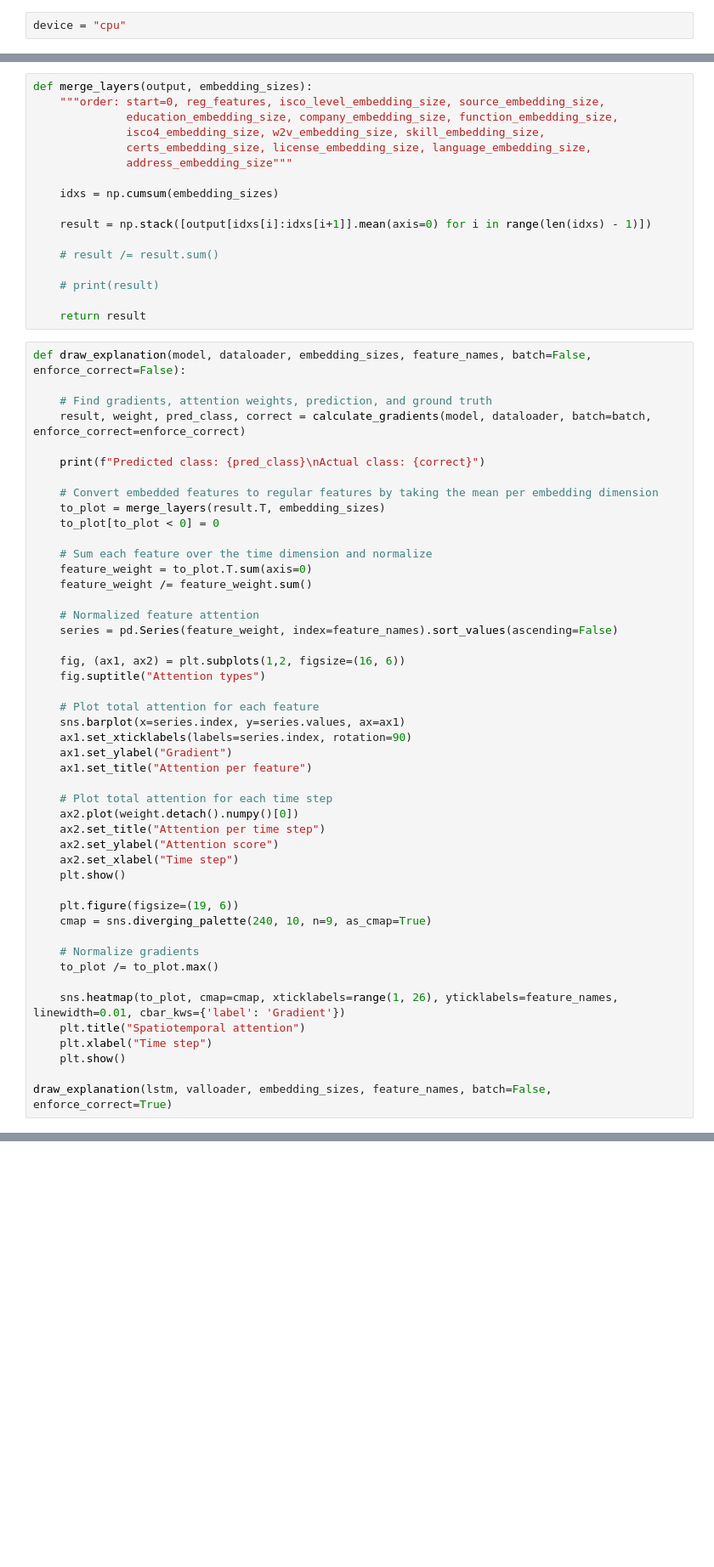
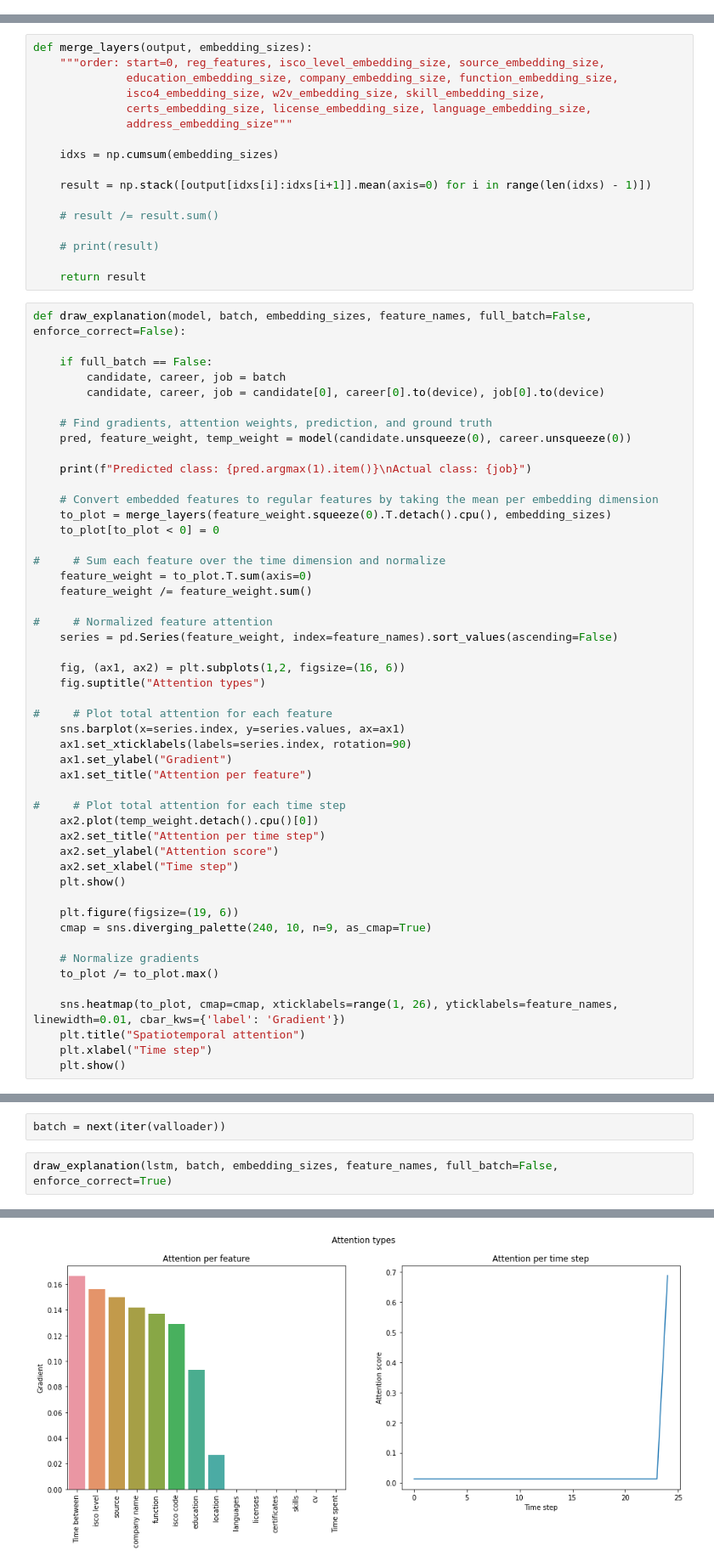
Before and after one commit to maxdata/MSc_thesis, a Jupyter notebook: Explainable/Explainable_LSTM_self.ipynb, the cells around one changed output, grey strips where cells are left out. Shown at 85% size. Saved outputs shown, nothing was run; the diff lists cells and outputs as text; blank space fills up the shorter version.

```diff
--- a/Explainable/Explainable_LSTM_self.ipynb
+++ b/Explainable/Explainable_LSTM_self.ipynb
@@ -945,2 +878,0 @@ class Guided_backprop():
-# %%
-device = "cpu"
@@ -1006,35 +917,39 @@ def merge_layers(output, embedding_sizes):
 
     return result
 # %%
-def draw_explanation(model, dataloader, embedding_sizes, feature_names, batch=False, enforce_correct=False):
+def draw_explanation(model, batch, embedding_sizes, feature_names, full_batch=False, enforce_correct=False):
+
+    if full_batch == False:
+        candidate, career, job = batch
+        candidate, career, job = candidate[0], career[0].to(device), job[0].to(device)
 
     # Find gradients, attention weights, prediction, and ground truth
-    result, weight, pred_class, correct = calculate_gradients(model, dataloader, batch=batch, enforce_correct=enforce_correct)
+    pred, feature_weight, temp_weight = model(candidate.unsqueeze(0), career.unsqueeze(0))
 
-    print(f"Predicted class: {pred_class}\nActual class: {correct}")
+    print(f"Predicted class: {pred.argmax(1).item()}\nActual class: {job}")
 
     # Convert embedded features to regular features by taking the mean per embedding dimension
-    to_plot = merge_layers(result.T, embedding_sizes)
+    to_plot = merge_layers(feature_weight.squeeze(0).T.detach().cpu(), embedding_sizes)
     to_plot[to_plot < 0] = 0
 
-    # Sum each feature over the time dimension and normalize
+#     # Sum each feature over the time dimension and normalize
     feature_weight = to_plot.T.sum(axis=0)
     feature_weight /= feature_weight.sum()
 
-    # Normalized feature attention
+#     # Normalized feature attention
     series = pd.Series(feature_weight, index=feature_names).sort_values(ascending=False)
 
     fig, (ax1, ax2) = plt.subplots(1,2, figsize=(16, 6))
     fig.suptitle("Attention types")
 
-    # Plot total attention for each feature
+#     # Plot total attention for each feature
     sns.barplot(x=series.index, y=series.values, ax=ax1)
     ax1.set_xticklabels(labels=series.index, rotation=90)
     ax1.set_ylabel("Gradient")
     ax1.set_title("Attention per feature")
 
-    # Plot total attention for each time step
-    ax2.plot(weight.detach().numpy()[0])
+#     # Plot total attention for each time step
+    ax2.plot(temp_weight.detach().cpu()[0])
     ax2.set_title("Attention per time step")
     ax2.set_ylabel("Attention score")
     ax2.set_xlabel("Time step")
@@ -1050,5 +965,3 @@ def draw_explanation(model, dataloader, embedding_sizes, feature_names, batch=Fa
     plt.title("Spatiotemporal attention")
     plt.xlabel("Time step")
     plt.show()
-
-draw_explanation(lstm, valloader, embedding_sizes, feature_names, batch=False, enforce_correct=True)
@@ -1059,0 +968,5 @@ Actual class: 345
+# %%
+batch = next(iter(valloader))
+# %%
+draw_explanation(lstm, batch, embedding_sizes, feature_names, full_batch=False, enforce_correct=True)
+# %% [output]
@@ -1059,0 +975 @@ Actual class: 345
+[figure, added]
```
Also changed, not shown: parts of 16 cells of this notebook, 7 other files.
